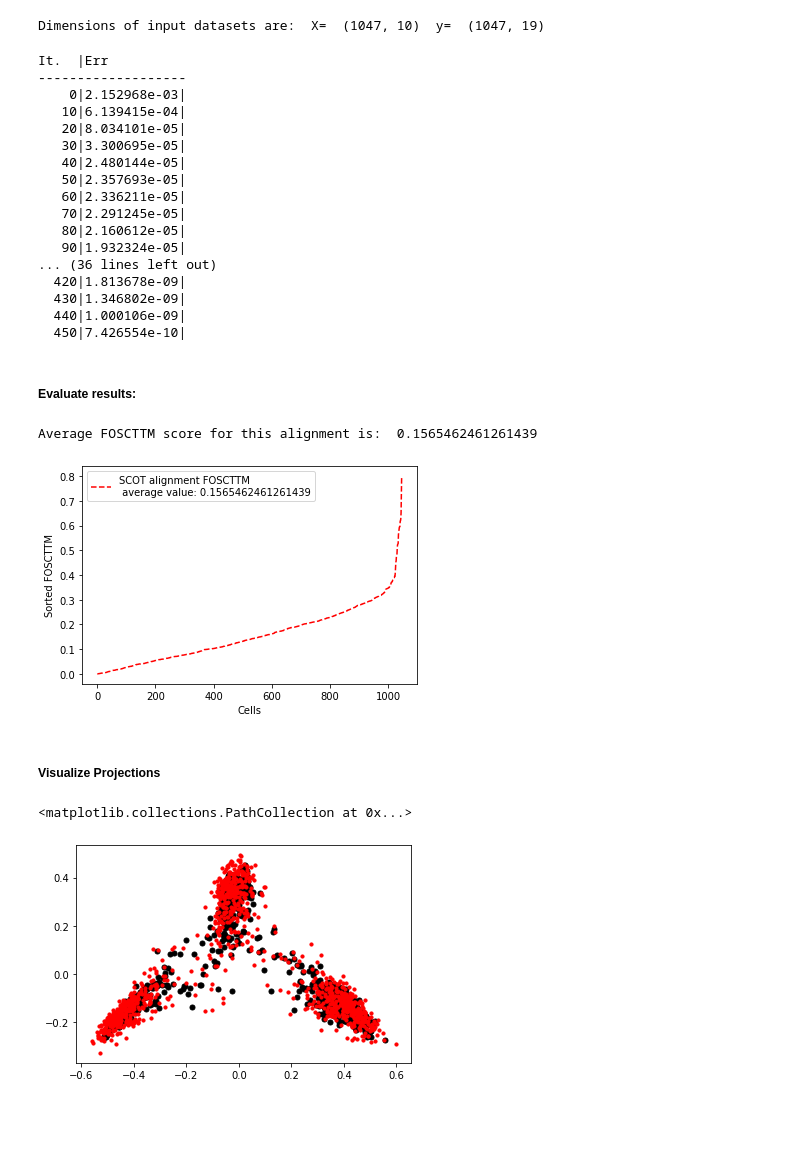
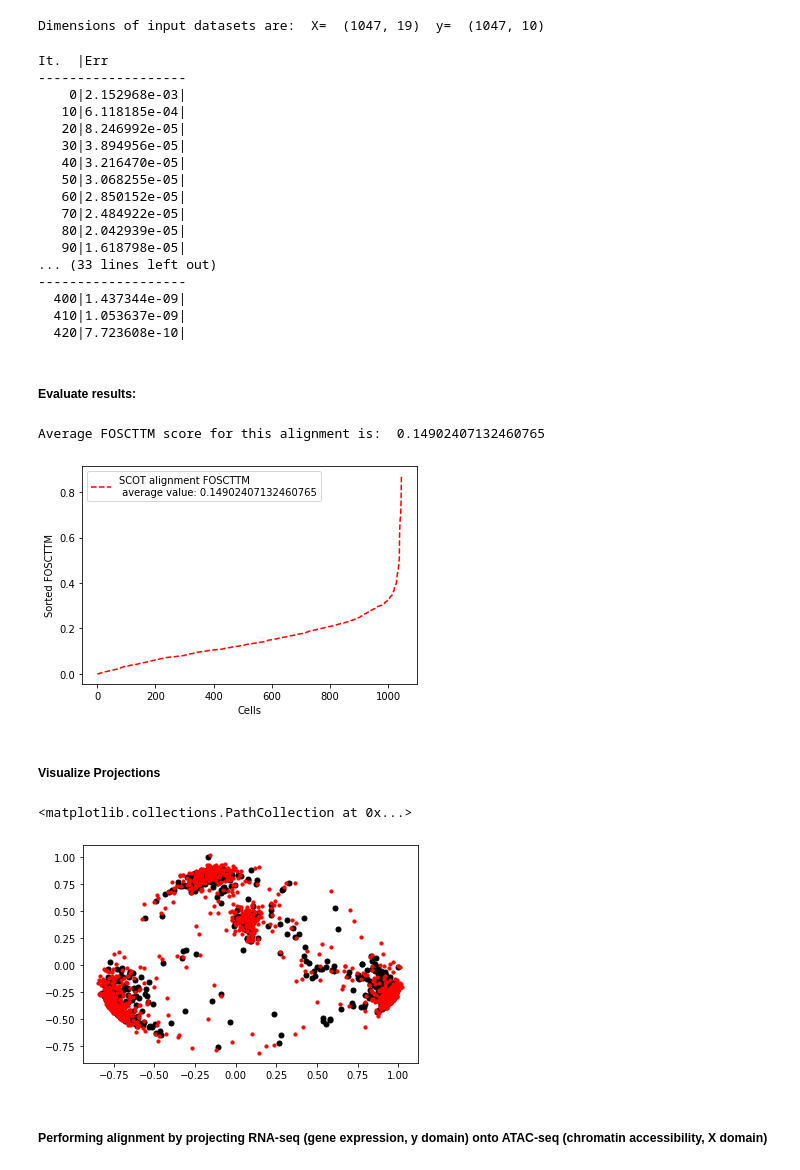
Before and after one commit to rsinghlab/SCOT, a Jupyter notebook: SNAREseq_newSCOT.ipynb, the cells around one changed output. Drawn from its saved outputs; the diff is of its cells as text; code cells hidden in the pictures; blank space fills up the shorter version.

```diff
--- a/SNAREseq_newSCOT.ipynb
+++ b/SNAREseq_newSCOT.ipynb
@@ -12,12 +12,12 @@ import src.utils as ut
 import src.evals as evals
 from src.scot import *
 # %%
-X=np.load("data/scrna_feat.npy") #Unlike the other notebook, we don't need to correct the log transformation.
+X=np.load("data/scatac_feat.npy") #Unlike the other notebook, we don't need to correct the log transformation.
 # log transformation makes little difference when considering correlations in kNN graphs as opposed to Euclidean distances.
-y=np.load("data/scatac_feat.npy")
+y=np.load("data/scrna_feat.npy")
 print("Dimensions of input datasets are: ", "X= ", X.shape, " y= ", y.shape)
 # %% [output]
-Dimensions of input datasets are:  X=  (1047, 10)  y=  (1047, 19)
+Dimensions of input datasets are:  X=  (1047, 19)  y=  (1047, 10)
 # %%
 X=ut.unit_normalize(X)
 y=ut.unit_normalize(y)
@@ -36,27 +36,27 @@ X_new,y_new= scot(X, y, k, e, mode="connectivity", metric="correlation")
 It.  |Err
 -------------------
     0|2.152968e-03|
-   10|6.139415e-04|
-   20|8.034101e-05|
-   30|3.300695e-05|
-   40|2.480144e-05|
-   50|2.357693e-05|
-   60|2.336211e-05|
-   70|2.291245e-05|
-   80|2.160612e-05|
-   90|1.932324e-05|
-... (36 lines left out)
-  420|1.813678e-09|
-  430|1.346802e-09|
-  440|1.000106e-09|
-  450|7.426554e-10|
+   10|6.118185e-04|
+   20|8.246992e-05|
+   30|3.894956e-05|
+   40|3.216470e-05|
+   50|3.068255e-05|
+   60|2.850152e-05|
+   70|2.484922e-05|
+   80|2.042939e-05|
+   90|1.618798e-05|
+... (33 lines left out)
+-------------------
+  400|1.437344e-09|
+  410|1.053637e-09|
+  420|7.723608e-10|
 # %% [markdown]
 ##### Evaluate results:
 # %%
 fracs=evals.calc_domainAveraged_FOSCTTM(X_new, y_new)
 print("Average FOSCTTM score for this alignment is: ", np.mean(fracs))
 # %% [output]
-Average FOSCTTM score for this alignment is:  0.1565462461261439
+Average FOSCTTM score for this alignment is:  0.14902407132460765
 # %%
 import matplotlib.pyplot as plt
 legend_label="SCOT alignment FOSCTTM \n average value: "+str(np.mean(fracs))
@@ -66,19 +66,21 @@ plt.xlabel("Cells")
 plt.ylabel("Sorted FOSCTTM")
 plt.show()
 # %% [output]
-[figure, old version]
+[figure, new version]
 # %% [markdown]
 ##### Visualize Projections
 # %%
 import matplotlib.pyplot as plt
 from sklearn.decomposition import PCA
 
 pca=PCA(n_components=2)
 X_pca=pca.fit_transform(X_new)
 y_pca=pca.fit_transform(y_new)
 
-plt.scatter(X_pca[:,0], X_pca[:,1], c="k", s=25)
-plt.scatter(y_pca[:,0], y_pca[:,1], c="r", s=10)
+plt.scatter(X_pca[:,0], X_pca[:,1], c="k", s=25, label="Chromatin Accessibility")
+plt.scatter(y_pca[:,0], y_pca[:,1], c="r", s=10, label="Gene Expression")
 # %% [output]
 <matplotlib.collections.PathCollection at 0x...>
-[figure, old version]
+[figure, new version]
+# %% [markdown]
+##### Performing alignment by projecting RNA-seq (gene expression, y domain) onto ATAC-seq (chromatin accessibility, X domain)
```
Also changed, not shown: parts of 5 cells of this notebook, 4 other files.
